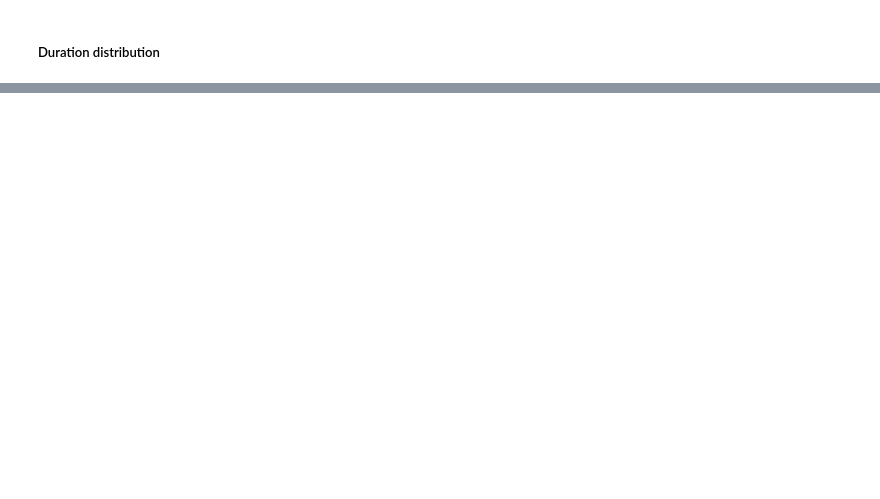
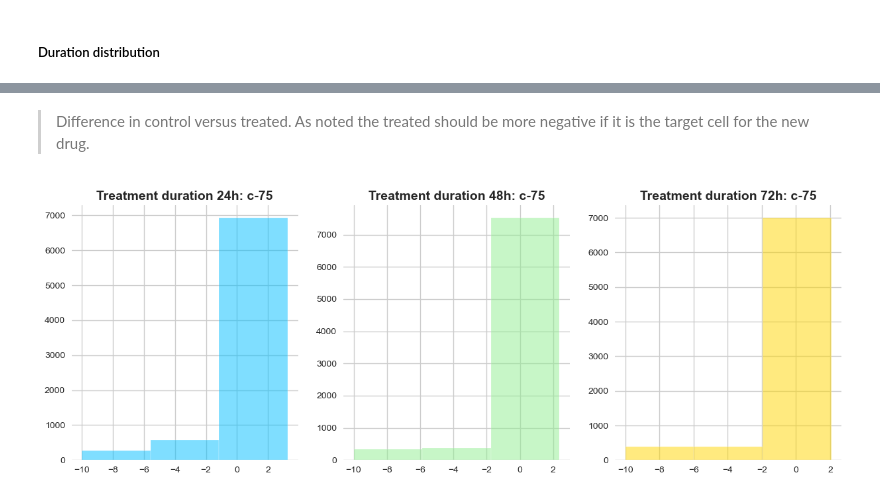
Before and after one commit to mdespinoza/MOA_Project, a Jupyter notebook: code/MOA_Project_Code.ipynb, the cells around one changed output, grey strips where cells are left out. Saved outputs shown, nothing was run; the diff lists cells and outputs as text; code cells hidden in the pictures; blank space fills up the shorter version.

```diff
--- a/code/MOA_Project_Code.ipynb
+++ b/code/MOA_Project_Code.ipynb
@@ -262,0 +430,6 @@ does_plot.show()
+# %% [markdown]
+> Difference in control versus treated. As noted the treated should be more negative if it is the target cell for the new drug.
+# %%
+plott("c-75")
+# %% [output]
+[figure, added]
```
Also changed, not shown: parts of 16 cells of this notebook.
